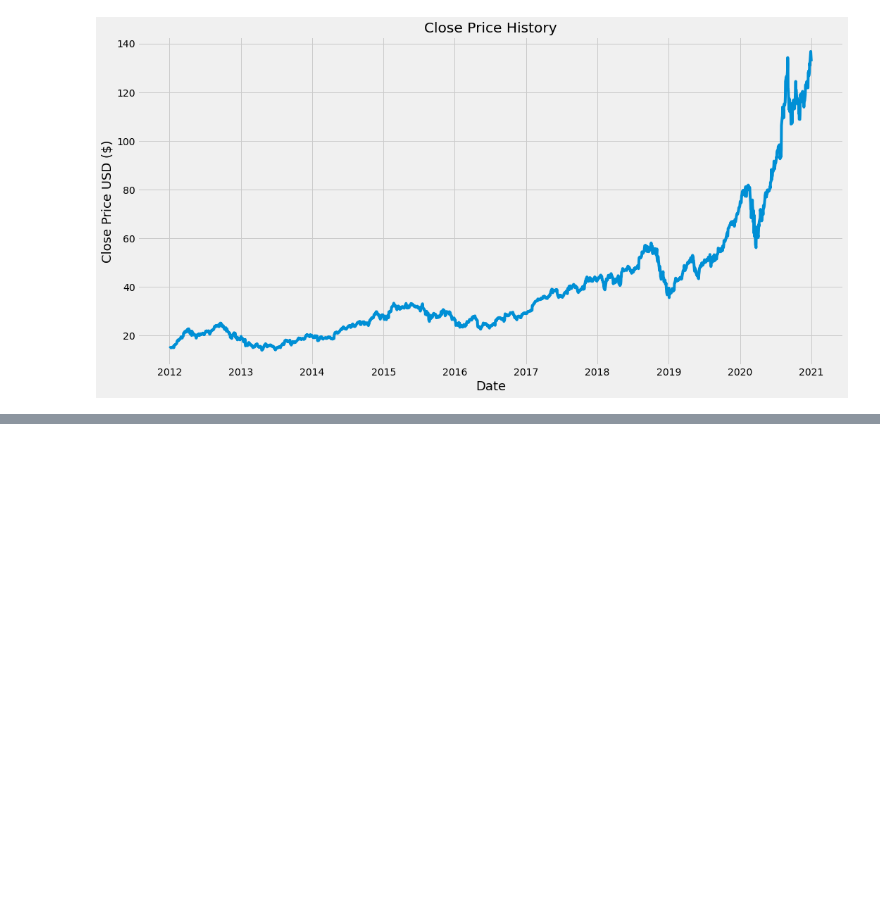
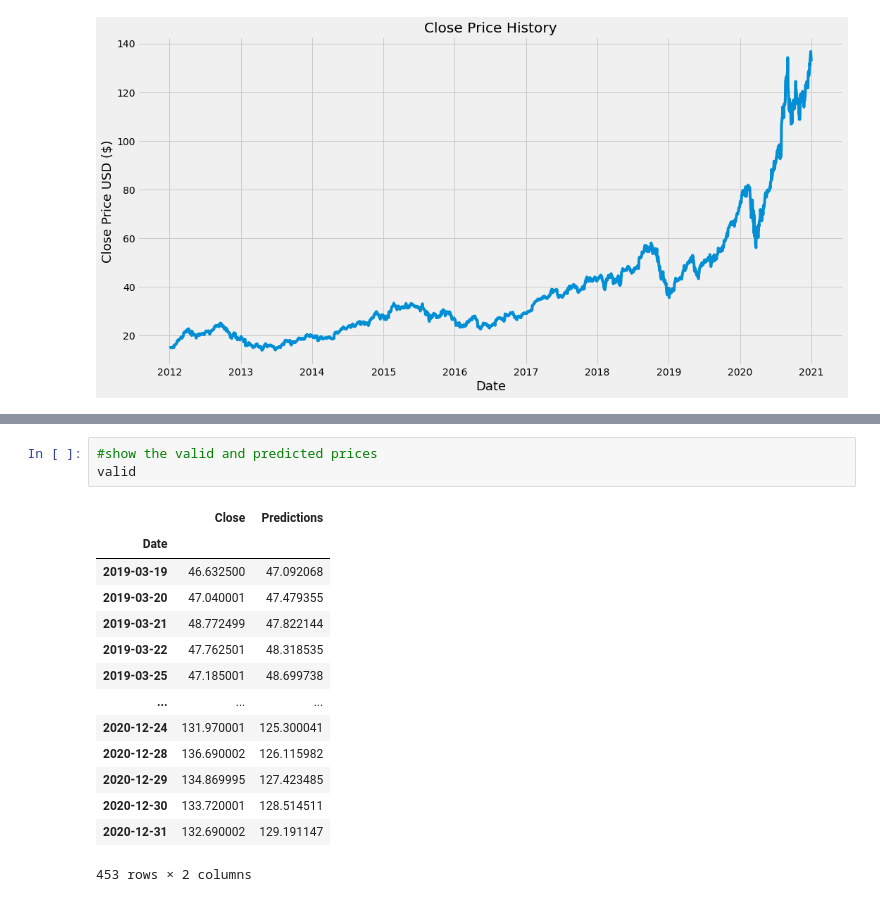
Before and after one commit to brentquackenbush/AppleStockChart, a Jupyter notebook: APPL Stock prediction .ipynb, the cells around one changed output, grey strips where cells are left out. Drawn from its saved outputs; the diff is of its cells as text; blank space fills up the shorter version.

```diff
--- a/APPL Stock prediction .ipynb
+++ b/APPL Stock prediction .ipynb
@@ -42,0 +173,18 @@ plt.show()
+# %%
+#show the valid and predicted prices
+valid
+# %% [output]
+|  | Close | Predictions |
+| Date |  |  |
+| 2019-03-19 | 46.632500 | 47.092068 |
+| 2019-03-20 | 47.040001 | 47.479355 |
+| 2019-03-21 | 48.772499 | 47.822144 |
+| 2019-03-22 | 47.762501 | 48.318535 |
+| 2019-03-25 | 47.185001 | 48.699738 |
+| ... | ... | ... |
+| 2020-12-24 | 131.970001 | 125.300041 |
+| 2020-12-28 | 136.690002 | 126.115982 |
+| 2020-12-29 | 134.869995 | 127.423485 |
+| 2020-12-30 | 133.720001 | 128.514511 |
+| 2020-12-31 | 132.690002 | 129.191147 |
+453 rows × 2 columns
```
Also changed, not shown: parts of 16 cells of this notebook.
